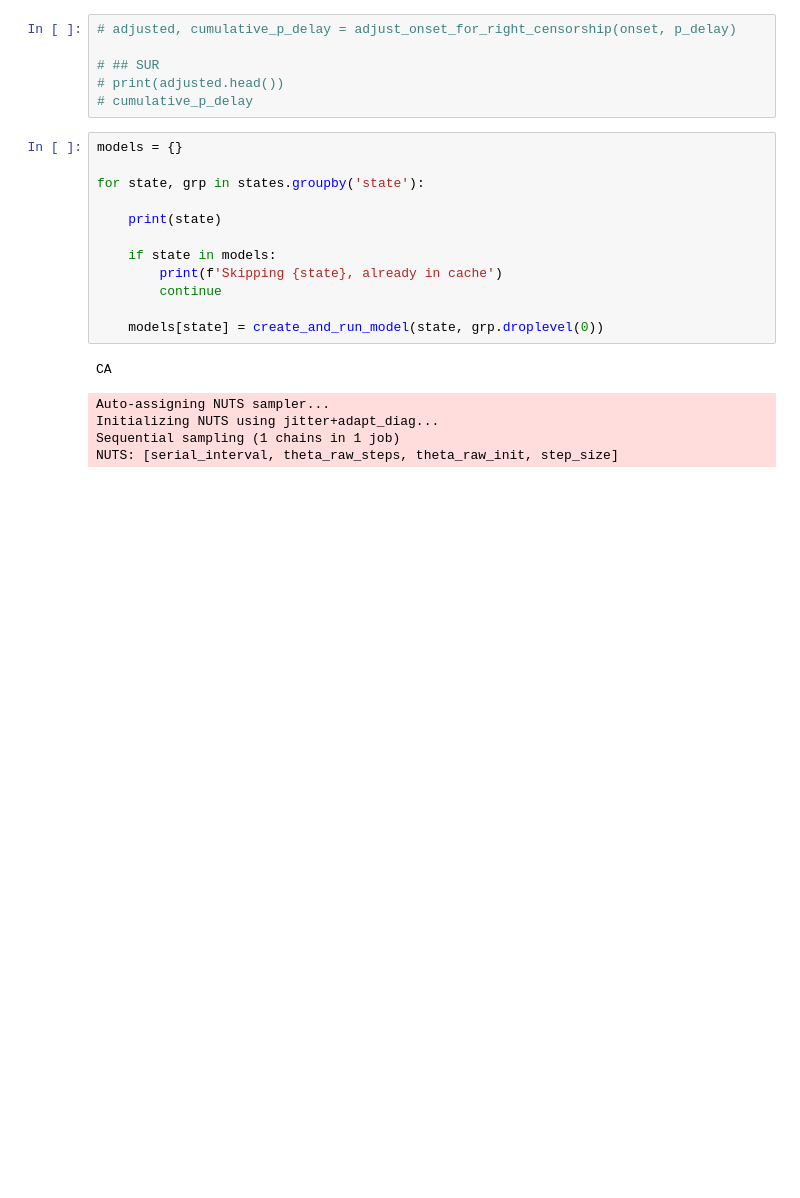
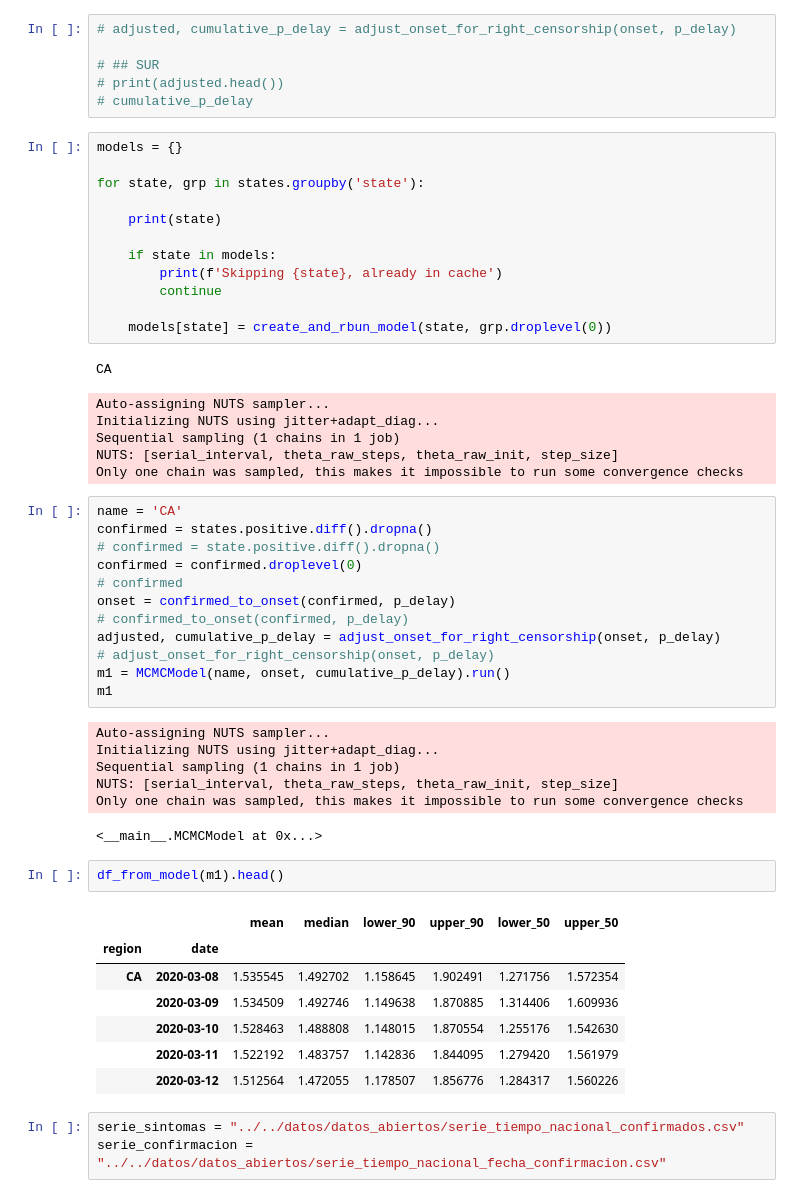
Before and after one commit to coronamex/visualizando, a Jupyter notebook: estados/rt.live.ipynb, the cells around one changed output. Cells and saved outputs as stored; diff of their text form; blank space fills up the shorter version.

```diff
--- a/estados/rt.live.ipynb
+++ b/estados/rt.live.ipynb
@@ -291,10 +291,43 @@ for state, grp in states.groupby('state'):
         print(f'Skipping {state}, already in cache')
         continue
 
-    models[state] = create_and_run_model(state, grp.droplevel(0))
+    models[state] = create_and_rbun_model(state, grp.droplevel(0))
 # %% [output]
 CA
 Auto-assigning NUTS sampler...
 Initializing NUTS using jitter+adapt_diag...
 Sequential sampling (1 chains in 1 job)
 NUTS: [serial_interval, theta_raw_steps, theta_raw_init, step_size]
+Only one chain was sampled, this makes it impossible to run some convergence checks
+# %%
+name = 'CA'
+confirmed = states.positive.diff().dropna()
+# confirmed = state.positive.diff().dropna()
+confirmed = confirmed.droplevel(0)
+# confirmed
+onset = confirmed_to_onset(confirmed, p_delay)
+# confirmed_to_onset(confirmed, p_delay)
+adjusted, cumulative_p_delay = adjust_onset_for_right_censorship(onset, p_delay)
+# adjust_onset_for_right_censorship(onset, p_delay)
+m1 = MCMCModel(name, onset, cumulative_p_delay).run()
+m1
+# %% [output]
+Auto-assigning NUTS sampler...
+Initializing NUTS using jitter+adapt_diag...
+Sequential sampling (1 chains in 1 job)
+NUTS: [serial_interval, theta_raw_steps, theta_raw_init, step_size]
+Only one chain was sampled, this makes it impossible to run some convergence checks
+<__main__.MCMCModel at 0x...>
+# %%
+df_from_model(m1).head()
+# %% [output]
+|  |  | mean | median | lower_90 | upper_90 | lower_50 | upper_50 |
+| region | date |  |  |  |  |  |  |
+| CA | 2020-03-08 | 1.535545 | 1.492702 | 1.158645 | 1.902491 | 1.271756 | 1.572354 |
+|  | 2020-03-09 | 1.534509 | 1.492746 | 1.149638 | 1.870885 | 1.314406 | 1.609936 |
+|  | 2020-03-10 | 1.528463 | 1.488808 | 1.148015 | 1.870554 | 1.255176 | 1.542630 |
+|  | 2020-03-11 | 1.522192 | 1.483757 | 1.142836 | 1.844095 | 1.279420 | 1.561979 |
+|  | 2020-03-12 | 1.512564 | 1.472055 | 1.178507 | 1.856776 | 1.284317 | 1.560226 |
+# %%
+serie_sintomas = "../../datos/datos_abiertos/serie_tiempo_nacional_confirmados.csv"
+serie_confirmacion = "../../datos/datos_abiertos/serie_tiempo_nacional_fecha_confirmacion.csv"
```
Also changed, not shown: parts of 8 cells of this notebook, 1 other file.
